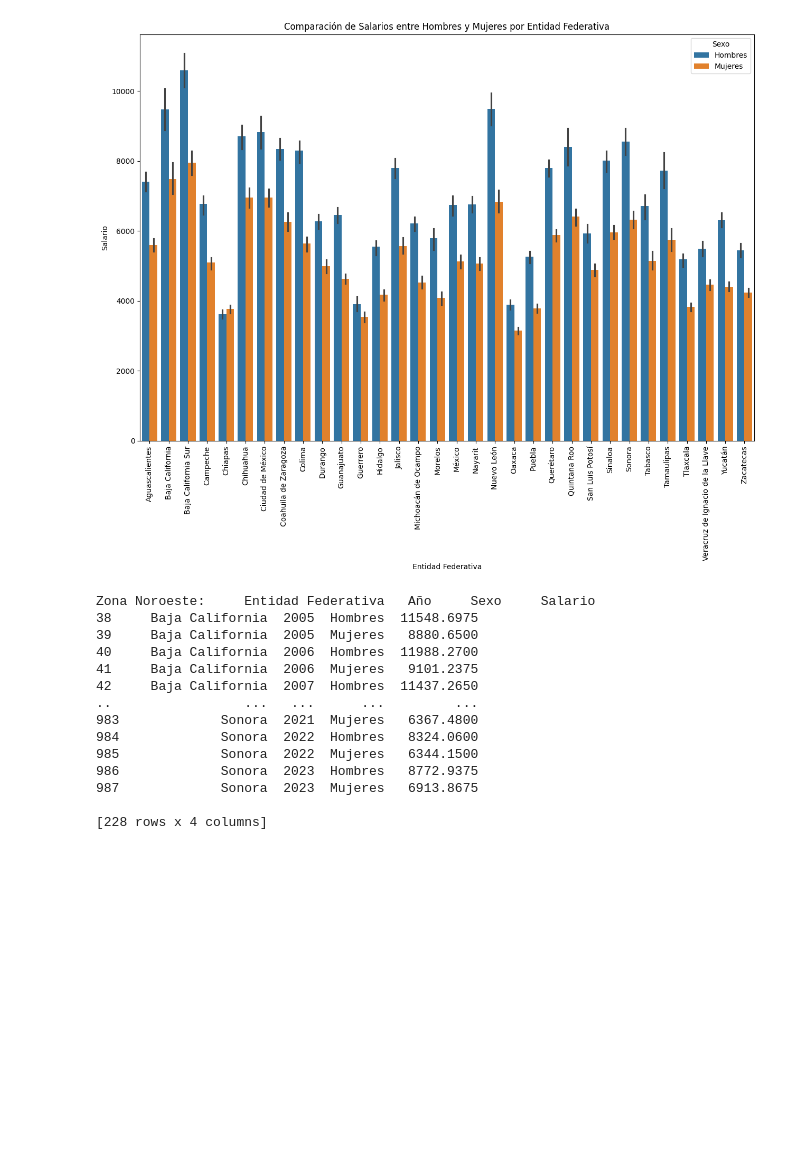
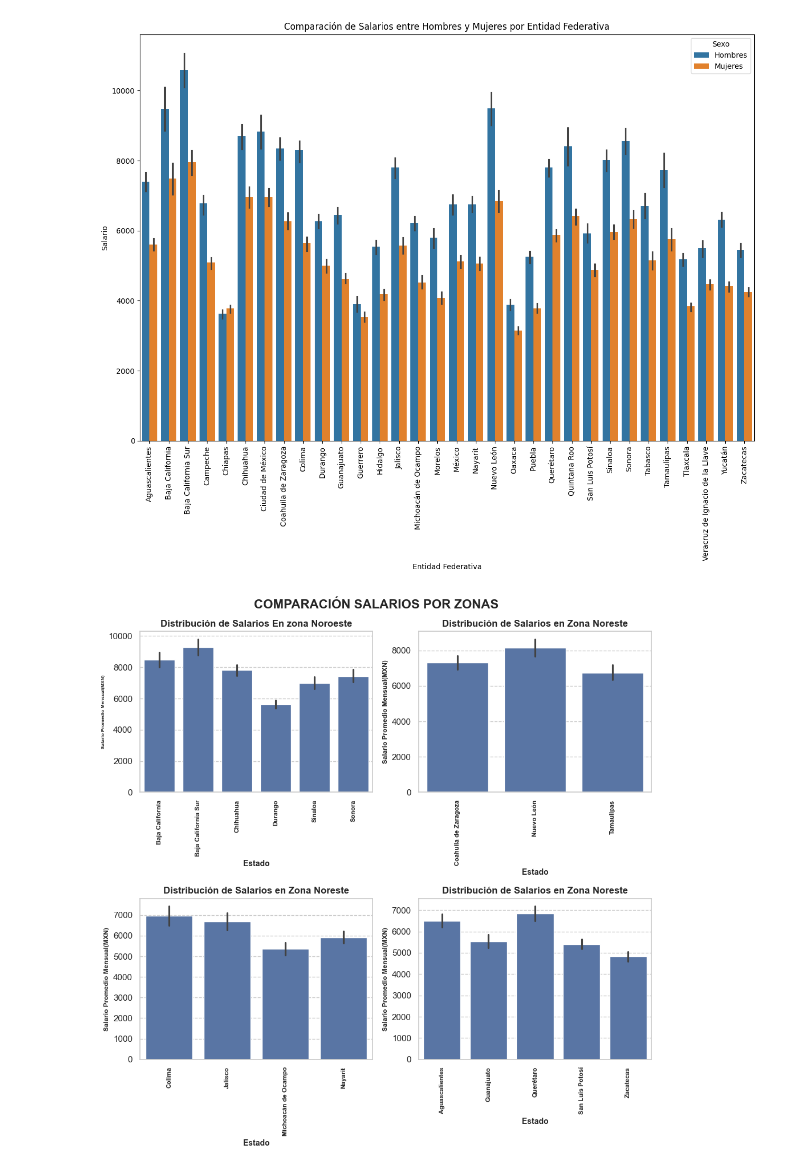
Before and after one commit to Qarant/Analysis-of-Mexican-Salaries-Over-Time, a Jupyter notebook: Statistics_and_Visualization.ipynb, the cells around one changed output. Saved outputs shown, nothing was run; the diff lists cells and outputs as text; code cells hidden in the pictures; blank space fills up the shorter version.

Commit message:
Se agrega gráfico por zonas

```diff
--- a/Statistics_and_Visualization.ipynb
+++ b/Statistics_and_Visualization.ipynb
@@ -110,21 +110,58 @@ zona_centroSur = ["Ciudad de México", "México", "Morelos"]
 zona_oriente = ["Puebla", "Veracruz de Ignacio de la Llave", "Tlaxcala", "Hidalgo"]
 zona_sureste = ["Campeche", "Quintana Roo", "Tabasco", "Yucatán"]
 zona_suroeste = ["Chiapas", "Guerrero", "Oaxaca"]
-
-df_zona_noroeste = df_promedio_general.query('`Entidad Federativa` in @zona_noroeste')
-print(f"Zona Noroeste: {df_zona_noroeste}")
-# %% [output]
-Zona Noroeste:     Entidad Federativa   Año     Sexo     Salario
-38     Baja California  2005  Hombres  11548.6975
-39     Baja California  2005  Mujeres   8880.6500
-40     Baja California  2006  Hombres  11988.2700
-41     Baja California  2006  Mujeres   9101.2375
-42     Baja California  2007  Hombres  11437.2650
-..                 ...   ...      ...         ...
-983             Sonora  2021  Mujeres   6367.4800
-984             Sonora  2022  Hombres   8324.0600
-985             Sonora  2022  Mujeres   6344.1500
-986             Sonora  2023  Hombres   8772.9375
-987             Sonora  2023  Mujeres   6913.8675
-
-[228 rows x 4 columns]
+# %%
+df_zona_noroeste = df_promedio_general.query('`Entidad Federativa` in @zona_noroeste')
+df_zona_noreste = df_promedio_general.query('`Entidad Federativa` in @zona_noreste')
+df_zona_occidente = df_promedio_general.query('`Entidad Federativa` in @zona_occidente')
+df_zona_centroNorte = df_promedio_general.query('`Entidad Federativa` in @zona_centroNorte')
+df_zona_centroSur = df_promedio_general.query('`Entidad Federativa` in @zona_centroSur')
+df_zona_oriente = df_promedio_general.query('`Entidad Federativa` in @zona_oriente')
+df_zona_sureste = df_promedio_general.query('`Entidad Federativa` in @zona_sureste')
+df_zona_suroeste = df_promedio_general.query('`Entidad Federativa` in @zona_suroeste')
+# %%
+fig, axes = plt.subplots(2, 2, figsize=(10,10))
+
+
+
+# Grafico de salarios promedio Zona Noroeste
+sns.barplot(ax=axes[0,0], data=df_zona_noroeste, x='Entidad Federativa', y='Salario')
+axes[0,0].set_xticks(range(len(df_zona_noroeste['Entidad Federativa'].unique())))
+axes[0,0].set_xticklabels(df_zona_noroeste['Entidad Federativa'].unique(), rotation=90, fontsize=8,fontweight='bold')
+axes[0,0].set_title('Distribución de Salarios En zona Noroeste', fontweight='bold')
+axes[0,0].set_ylabel("Salario Promedio Mensual(MXN)", fontsize=6, fontweight='bold')
+axes[0,0].set_xlabel("Estado", fontsize=10, fontweight='bold')
+
+
+# Grafico de salarios promedio Zona Noreste
+sns.barplot(ax=axes[0,1], data=df_zona_noreste, x='Entidad Federativa', y='Salario')
+axes[0,1].set_xticks(range(len(df_zona_noreste['Entidad Federativa'].unique())))
+axes[0,1].set_xticklabels(df_zona_noreste['Entidad Federativa'].unique(), rotation=90, fontsize=8,fontweight='bold')
+axes[0,1].set_title('Distribución de Salarios en Zona Noreste',fontweight='bold' )
+axes[0,1].set_ylabel("Salario Promedio Mensual(MXN)", fontsize=8.5, fontweight='bold')
+axes[0,1].set_xlabel("Estado", fontsize=10, fontweight='bold')
+
+
+#Grafico de salarios promedio Zona Occidente
+sns.barplot(ax=axes[1,0], data=df_zona_occidente, x='Entidad Federativa', y='Salario')
+axes[1,0].set_xticks(range(len(df_zona_occidente['Entidad Federativa'].unique())))
+axes[1,0].set_xticklabels(df_zona_occidente['Entidad Federativa'].unique(), rotation=90, fontsize=8,fontweight='bold')
+axes[1,0].set_title('Distribución de Salarios en Zona Noreste',fontweight='bold' )
+axes[1,0].set_ylabel("Salario Promedio Mensual(MXN)", fontsize=8.5, fontweight='bold')
+axes[1,0].set_xlabel("Estado", fontsize=10, fontweight='bold')
+
+#Grafico de salarios promedio Zona Centro Norte
+sns.barplot(ax=axes[1,1], data=df_zona_centroNorte, x='Entidad Federativa', y='Salario')
+axes[1,1].set_xticks(range(len(df_zona_centroNorte['Entidad Federativa'].unique())))
+axes[1,1].set_xticklabels(df_zona_centroNorte['Entidad Federativa'].unique(), rotation=90, fontsize=8,fontweight='bold')
+axes[1,1].set_title('Distribución de Salarios en Zona Noreste',fontweight='bold' )
+axes[1,1].set_ylabel("Salario Promedio Mensual(MXN)", fontsize=8.5, fontweight='bold')
+axes[1,1].set_xlabel("Estado", fontsize=10, fontweight='bold')
+
+# Ajustar el layout y mostrar las gráficas
+sns.set_style("whitegrid", {'grid.linestyle': '--'})
+fig.suptitle("COMPARACIÓN SALARIOS POR ZONAS", fontsize=16, fontweight='bold')
+plt.tight_layout() # Ajustar el layout para evitar superposición de gráficas
+plt.show() # Mostrar las gráficas
+# %% [output]
+[figure, added]
```
